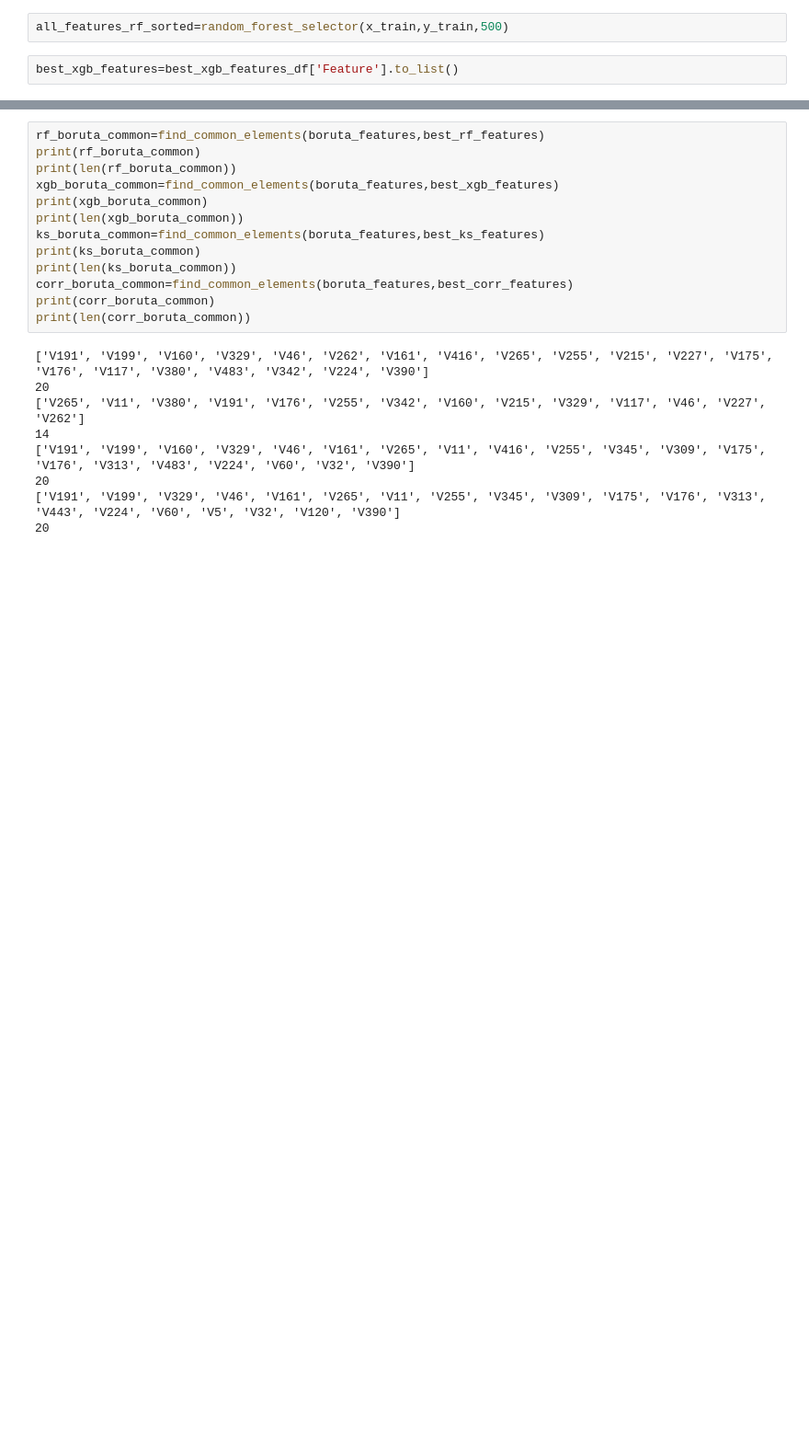
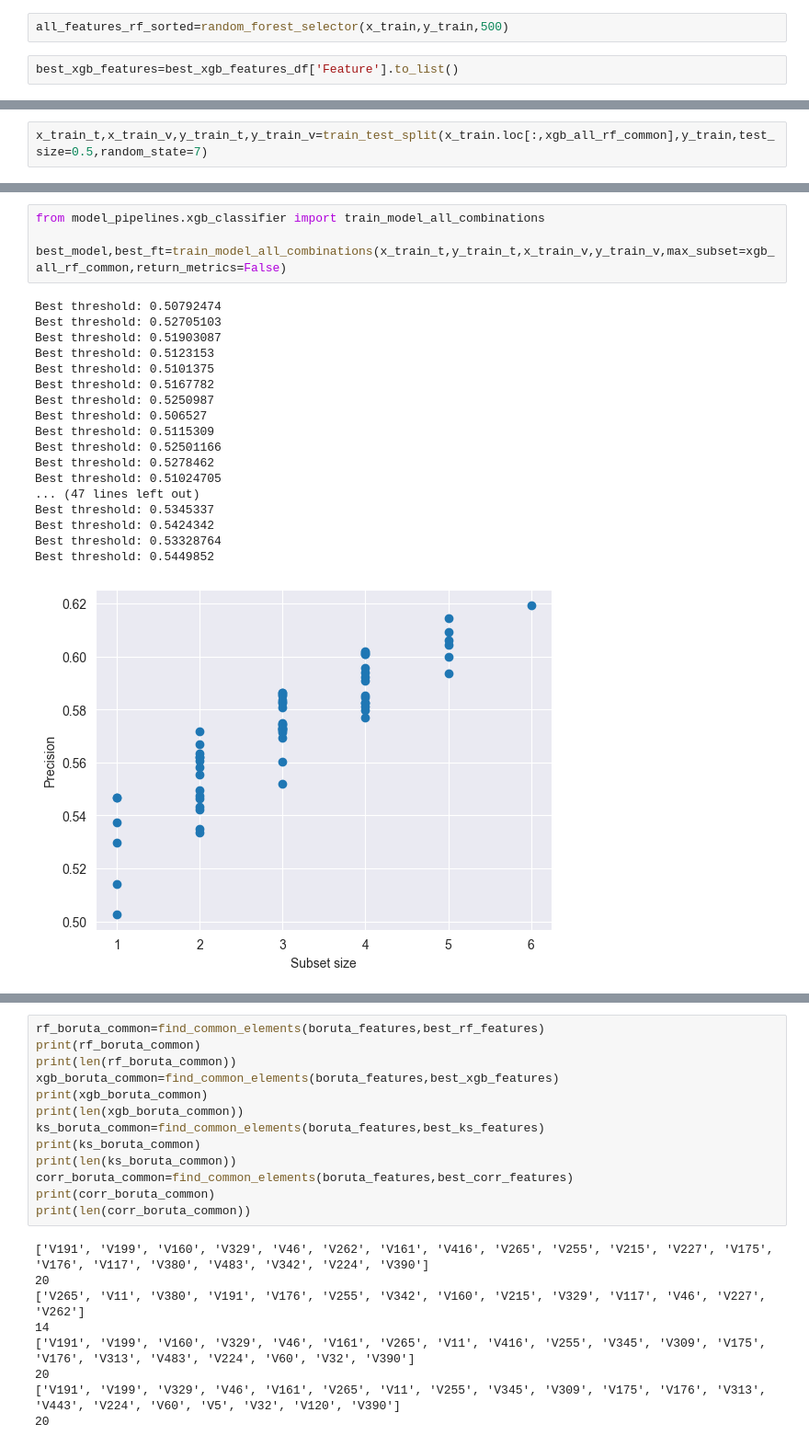
Before and after one commit to M-SZEWCZAK/-Cost-Sensitive-Predictive-Modeling, a Jupyter notebook: eda/structured_selection_runs.ipynb, the cells around one changed output, grey strips where cells are left out. Shown at 92% size. Drawn from its saved outputs; the diff is of its cells as text; blank space fills up the shorter version.

```diff
--- a/eda/structured_selection_runs.ipynb
+++ b/eda/structured_selection_runs.ipynb
@@ -99,0 +118,2 @@ print(len(xgb_rf_common))
+# %%
+x_train_t,x_train_v,y_train_t,y_train_v=train_test_split(x_train.loc[:,xgb_all_rf_common],y_train,test_size=0.5,random_state=7)
@@ -99,0 +136,23 @@ print(len(xgb_rf_common))
+# %%
+from model_pipelines.xgb_classifier import train_model_all_combinations
+
+best_model,best_ft=train_model_all_combinations(x_train_t,y_train_t,x_train_v,y_train_v,max_subset=xgb_all_rf_common,return_metrics=False)
+# %% [output]
+Best threshold: 0.50792474
+Best threshold: 0.52705103
+Best threshold: 0.51903087
+Best threshold: 0.5123153
+Best threshold: 0.5101375
+Best threshold: 0.5167782
+Best threshold: 0.5250987
+Best threshold: 0.506527
+Best threshold: 0.5115309
+Best threshold: 0.52501166
+Best threshold: 0.5278462
+Best threshold: 0.51024705
+... (47 lines left out)
+Best threshold: 0.5345337
+Best threshold: 0.5424342
+Best threshold: 0.53328764
+Best threshold: 0.5449852
+[figure, added]
```
Also changed, not shown: parts of 11 cells of this notebook, 4 other files.
